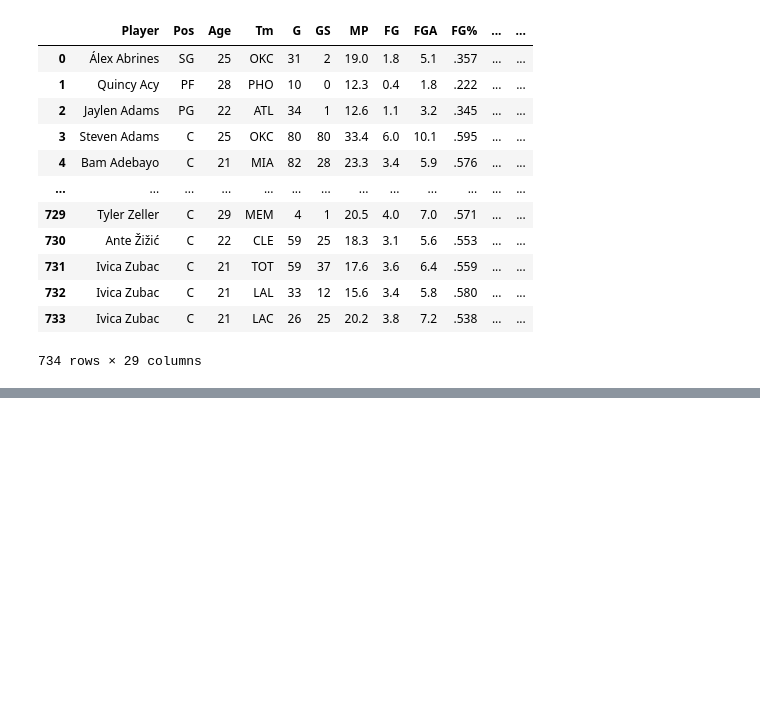
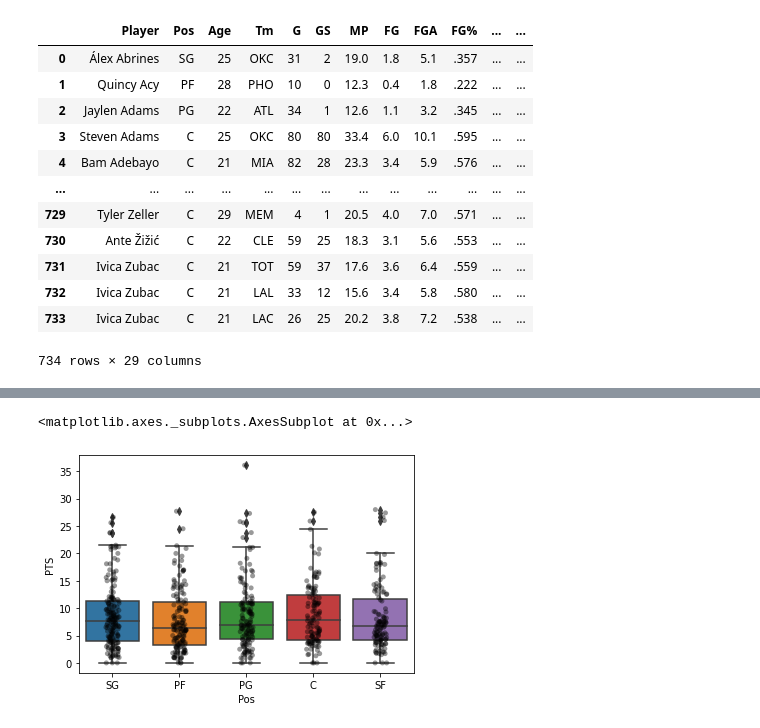
Before and after one commit to contourdesign/NBA_WebScraping, a Jupyter notebook: nba_scraping_BS4.ipynb, the cells around one changed output, grey strips where cells are left out. Cells and saved outputs as stored; diff of their text form; code cells hidden in the pictures; blank space fills up the shorter version.

Commit message:
data

```diff
--- a/nba_scraping_BS4.ipynb
+++ b/nba_scraping_BS4.ipynb
@@ -71,0 +251,11 @@ stats
+# %%
+# Seaborn boxplot
+sns.boxplot(x = 'Pos', y = 'PTS', data = PTS)
+sns.stripplot(x = 'Pos', y = 'PTS', data = PTS,
+             jitter=True,
+             marker='o',
+             alpha=0.4,
+             color='black')
+# %% [output]
+<matplotlib.axes._subplots.AxesSubplot at 0x...>
+[figure, added]
```
Also changed, not shown: parts of 27 cells of this notebook, 2 other files.
